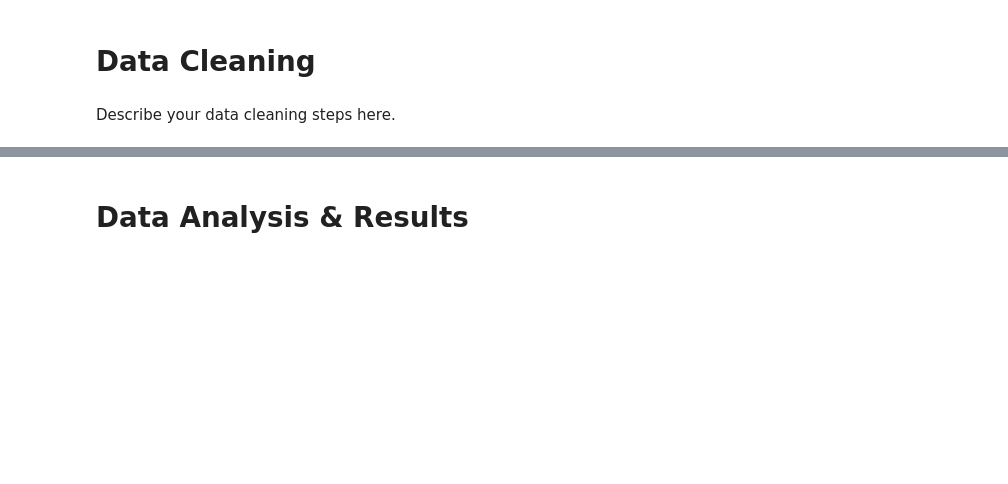
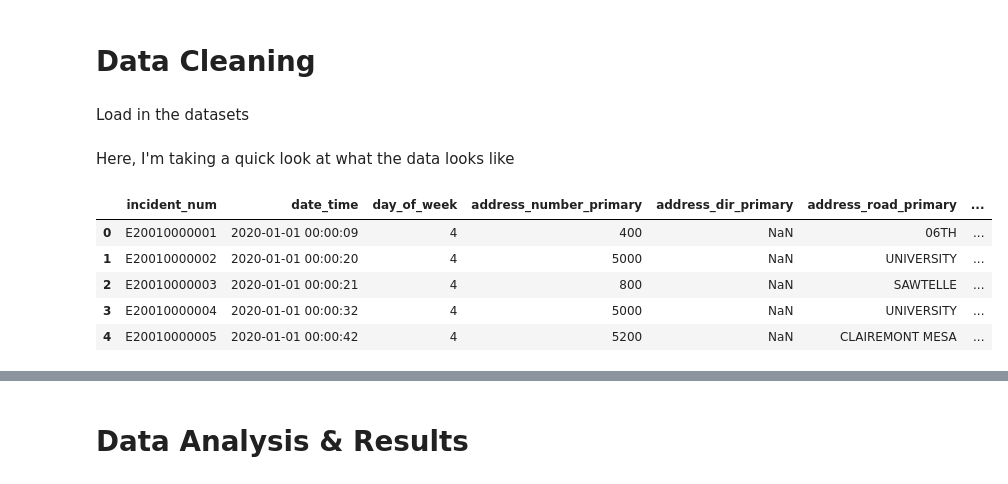
Before and after one commit to tnl001/individual_fa20, a Jupyter notebook: final_project/FinalProject_tnl001.ipynb, the cells around one changed output, grey strips where cells are left out. Saved outputs shown, nothing was run; the diff lists cells and outputs as text; code cells hidden in the pictures; blank space fills up the shorter version.

Commit message:
Exploring data

```diff
--- a/final_project/FinalProject_tnl001.ipynb
+++ b/final_project/FinalProject_tnl001.ipynb
@@ -45,4 +46,2 @@ If you plan to use multiple datasets, add 1-2 sentences about how you plan to co
 # %% [markdown]
 # Data Cleaning
-# %% [markdown]
-Describe your data cleaning steps here.
@@ -51,0 +48,2 @@ Describe your data cleaning steps here.
+# %% [markdown]
+Load in the datasets
@@ -51,0 +54,11 @@ Describe your data cleaning steps here.
+# %% [markdown]
+Here, I'm taking a quick look at what the data looks like
+# %%
+crime_2020.head()
+# %% [output]
+|  | incident_num | date_time | day_of_week | address_number_primary | address_dir_primary | address_road_primary | ... |
+| 0 | E20010000001 | 2020-01-01 00:00:09 | 4 | 400 | NaN | 06TH | ... |
+| 1 | E20010000002 | 2020-01-01 00:00:20 | 4 | 5000 | NaN | UNIVERSITY | ... |
+| 2 | E20010000003 | 2020-01-01 00:00:21 | 4 | 800 | NaN | SAWTELLE | ... |
+| 3 | E20010000004 | 2020-01-01 00:00:32 | 4 | 5000 | NaN | UNIVERSITY | ... |
+| 4 | E20010000005 | 2020-01-01 00:00:42 | 4 | 5200 | NaN | CLAIREMONT MESA | ... |
```
Also changed, not shown: parts of 10 cells of this notebook.
